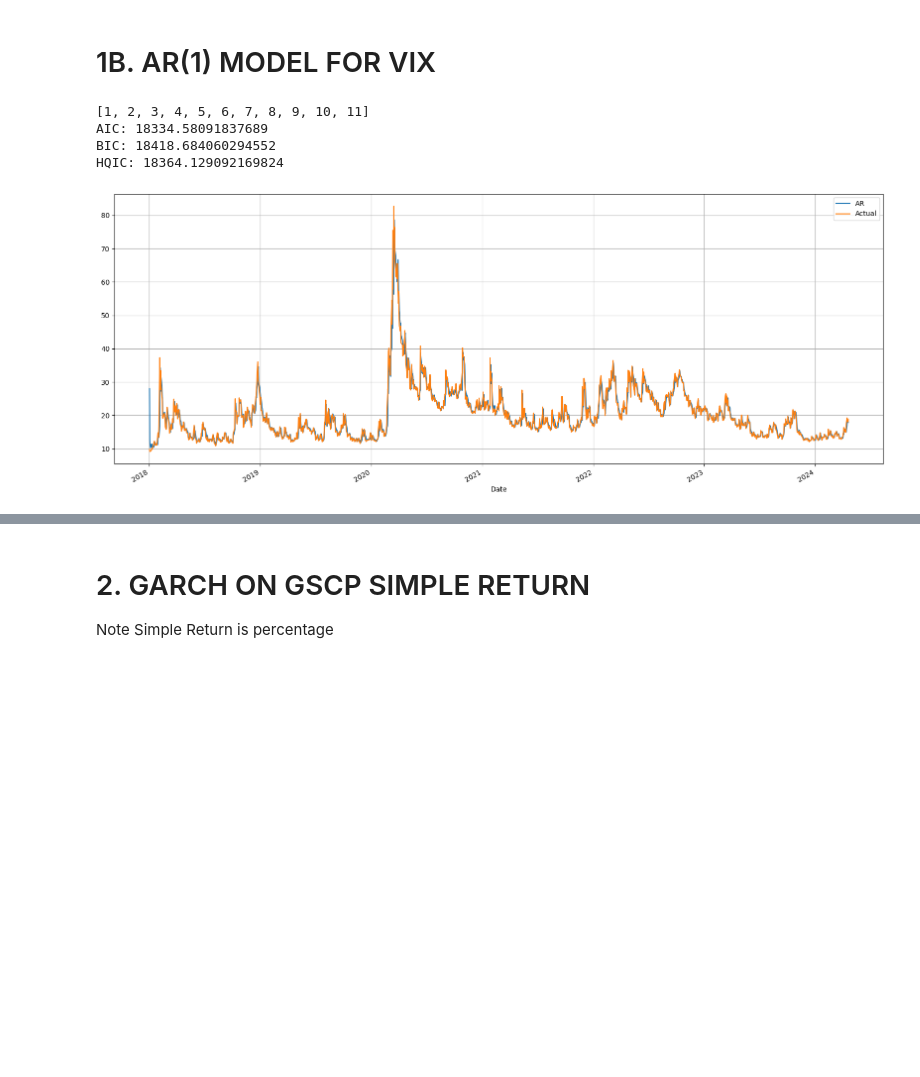
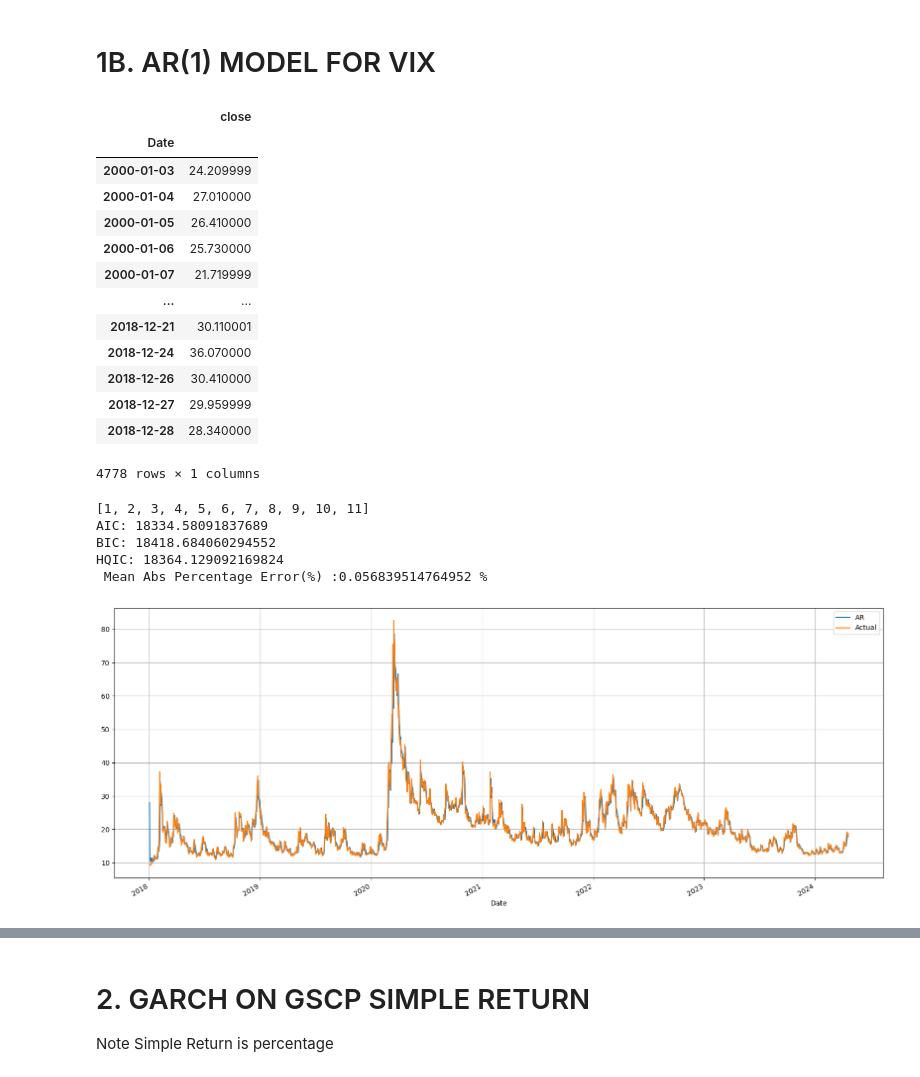
Before and after one commit to andreignatius/quant-analysis, a Jupyter notebook: arima_vix/main_updated.ipynb, the cells around one changed output, grey strips where cells are left out. Saved outputs shown, nothing was run; the diff lists cells and outputs as text; code cells hidden in the pictures; blank space fills up the shorter version.

Commit message:
add metrics , std dev & mean of insample

```diff
--- a/arima_vix/main_updated.ipynb
+++ b/arima_vix/main_updated.ipynb
@@ -273,6 +273,23 @@ plt.show()
 [figure]
 # %% [markdown]
 # 1B. AR(1) MODEL FOR VIX
+# %%
+df_vix
+# %% [output]
+|  | close |
+| Date |  |
+| 2000-01-03 | 24.209999 |
+| 2000-01-04 | 27.010000 |
+| 2000-01-05 | 26.410000 |
+| 2000-01-06 | 25.730000 |
+| 2000-01-07 | 21.719999 |
+| ... | ... |
+| 2018-12-21 | 30.110001 |
+| 2018-12-24 | 36.070000 |
+| 2018-12-26 | 30.410000 |
+| 2018-12-27 | 29.959999 |
+| 2018-12-28 | 28.340000 |
+4778 rows × 1 columns
 # %%
 # Visually this is AR1, but we let the ar_select_order decide
 from statsmodels.tsa.ar_model import ar_select_order
@@ -282,7 +299,6 @@ print(select.ar_lags)  # show all selected lags
 
 res = select.model.fit()
 print("AIC: {0} \nBIC: {1} \nHQIC: {2}".format(res.aic, res.bic, res.hqic))
-
 testing = pd.concat([df_vix["close"], df_vix_test["close"]])
 prediction = []
 
@@ -296,6 +312,7 @@ predictions = pd.DataFrame(
         "Actual": df_vix_test["close"],
     }
 )
+print(f" Mean Abs Percentage Error(%) :{mean_absolute_percentage_error(df_vix_test["close"], prediction)} %")
 _, ax = plt.subplots(figsize=(20, 8))
 ax = predictions.plot(ax=ax)
 ax.grid()
@@ -304,4 +321,5 @@ ax.grid()
 AIC: 18334.58091837689
 BIC: 18418.684060294552
 HQIC: 18364.129092169824
+ Mean Abs Percentage Error(%) :0.056839514764952 %
 [figure]
```
Also changed, not shown: parts of 8 cells of this notebook.
